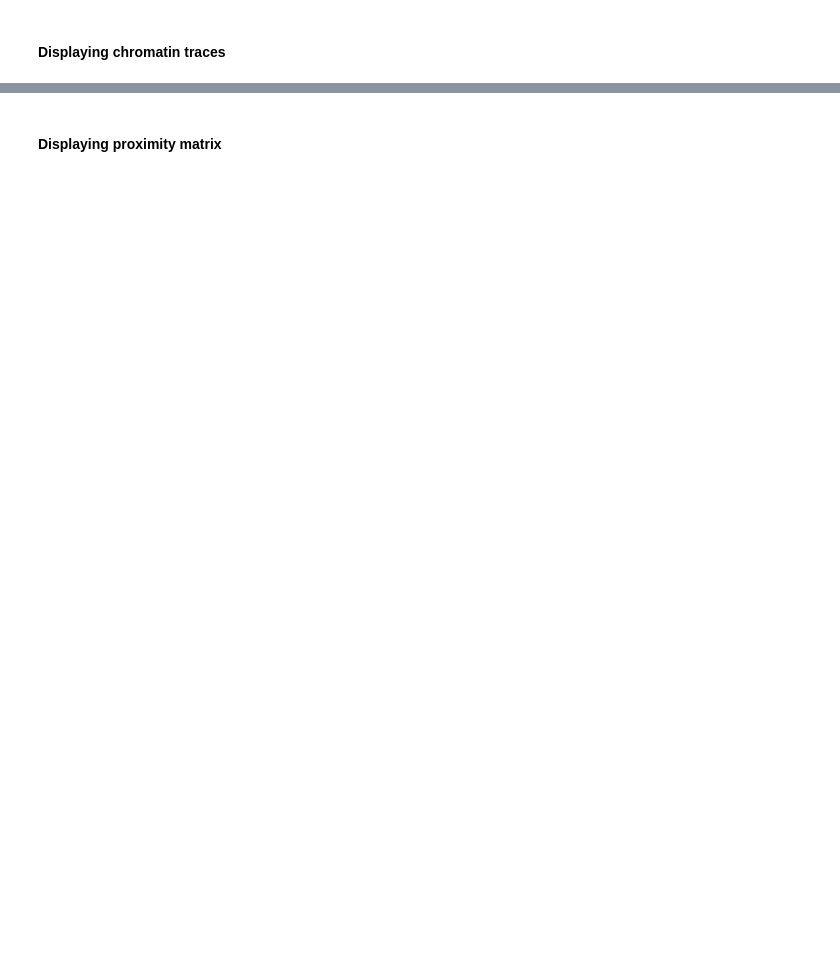
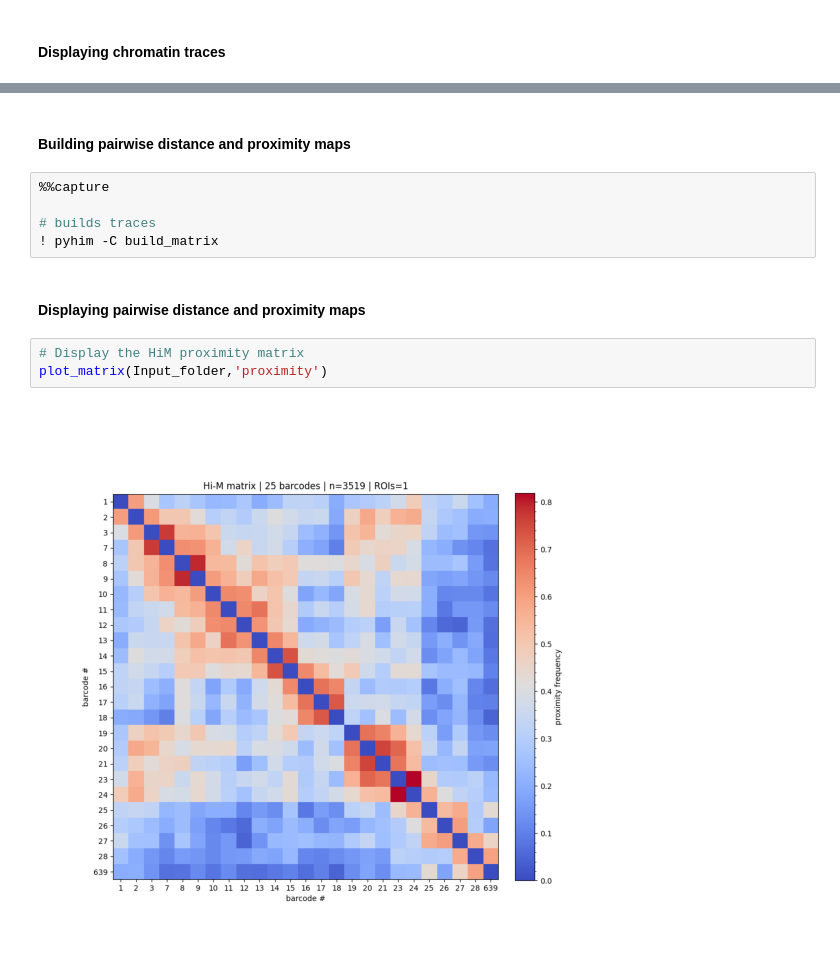
Before and after one commit to marcnol/pyHiM, a Jupyter notebook: notebooks/full_pyHiM_run.ipynb, the cells around one changed output, grey strips where cells are left out. Drawn from its saved outputs; the diff is of its cells as text; blank space fills up the shorter version.

```diff
--- a/notebooks/full_pyHiM_run_2D.ipynb
+++ b/notebooks/full_pyHiM_run.ipynb
@@ -219,4 +219,16 @@ plot_segment_object(Input_folder,_,titles,datatype)
+# %% [markdown]
+#### Building pairwise distance and proximity maps
+# %%
+%%capture
+
+# builds traces
+! pyhim -C build_matrix
 # %% [markdown]
-#### Displaying proximity matrix
+#### Displaying pairwise distance and proximity maps
+# %%
+# Display the HiM proximity matrix
+plot_matrix(Input_folder,'proximity')
+# %% [output]
+[figure, added]
 # %%
 # Display the PWD matrix
```
Also changed, not shown: parts of 6 cells of this notebook, 1 other file.
